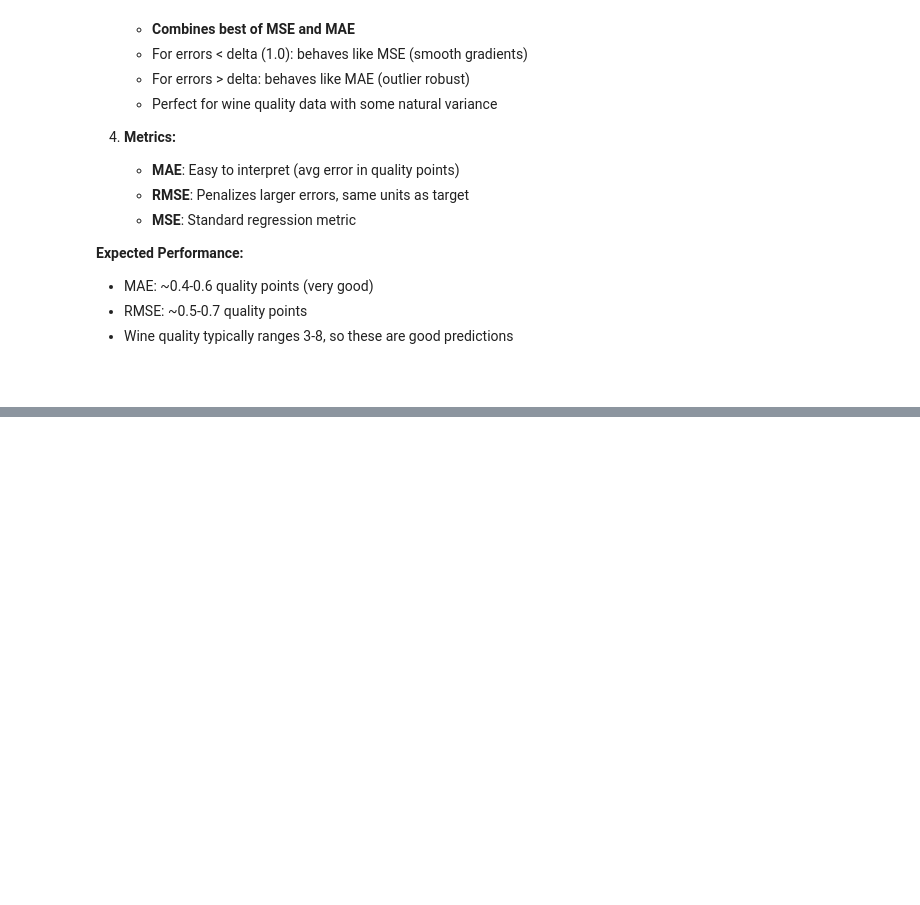
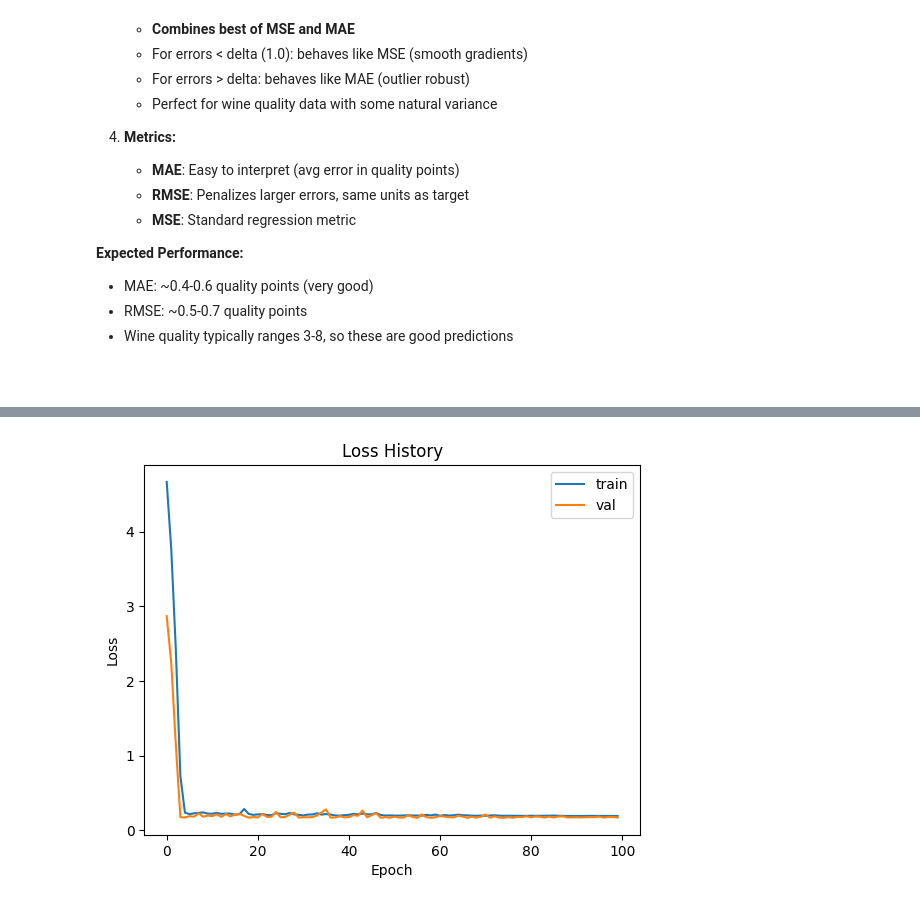
Before and after one commit to frankie-frank-frank/machine-learning, a Jupyter notebook: linear-regression-and-neural-networks/LinearRegressionAndNeuralNetworks.ipynb, the cells around one changed output, grey strips where cells are left out. Drawn from its saved outputs; the diff is of its cells as text; code cells hidden in the pictures; blank space fills up the shorter version.

````diff
--- a/linear-regression-and-neural-networks/LinearRegressionAndNeuralNetworks.ipynb
+++ b/linear-regression-and-neural-networks/LinearRegressionAndNeuralNetworks.ipynb
@@ -235,7 +257,7 @@ Model: "wine_quality_model"
 
 # Huber Loss (robust to outliers)
 model.compile(
-    optimizer=tf.keras.optimizers.Adam(learning_rate=0.001), # for stochastic gradient descent
+    optimizer=Adam(learning_rate=0.001), # for stochastic gradient descent
     loss=tf.keras.losses.Huber(delta=1.0),
     metrics=[
         'mae',
@@ -298,6 +320,22 @@ Metrics: MAE, MSE, RMSE
 
 ```
 # %%
-model.fit(X_train.values, y_train.values, validation_split=0.2, epochs=100, batch_size=32, verbose=1)
+lr_scheduler = ReduceLROnPlateau(
+    monitor='val_loss',
+    factor=0.5,
+    patience=10,
+    min_lr=1e-6,
+    verbose=1
+)
+
+history = model.fit(
+    X_train.values,
+    y_train.values,
+    validation_data=(X_val.values, y_val.values),
+    epochs=100,
+    batch_size=32,
+    callbacks=[lr_scheduler],
+    verbose=1
+)
 # %% [output]
 Epoch 1/100
@@ -322,0 +360,12 @@ Epoch 100/100
+# %%
+loss_history = history.history['loss']
+val_loss_history = history.history['val_loss']
+plt.plot(loss_history)
+plt.plot(val_loss_history)
+plt.title('Loss History')
+plt.xlabel('Epoch')
+plt.ylabel('Loss')
+plt.legend(['train', 'val'])
+plt.show()
+# %% [output]
+[figure, added]
````
Also changed, not shown: parts of 9 cells of this notebook, 2 other files.
